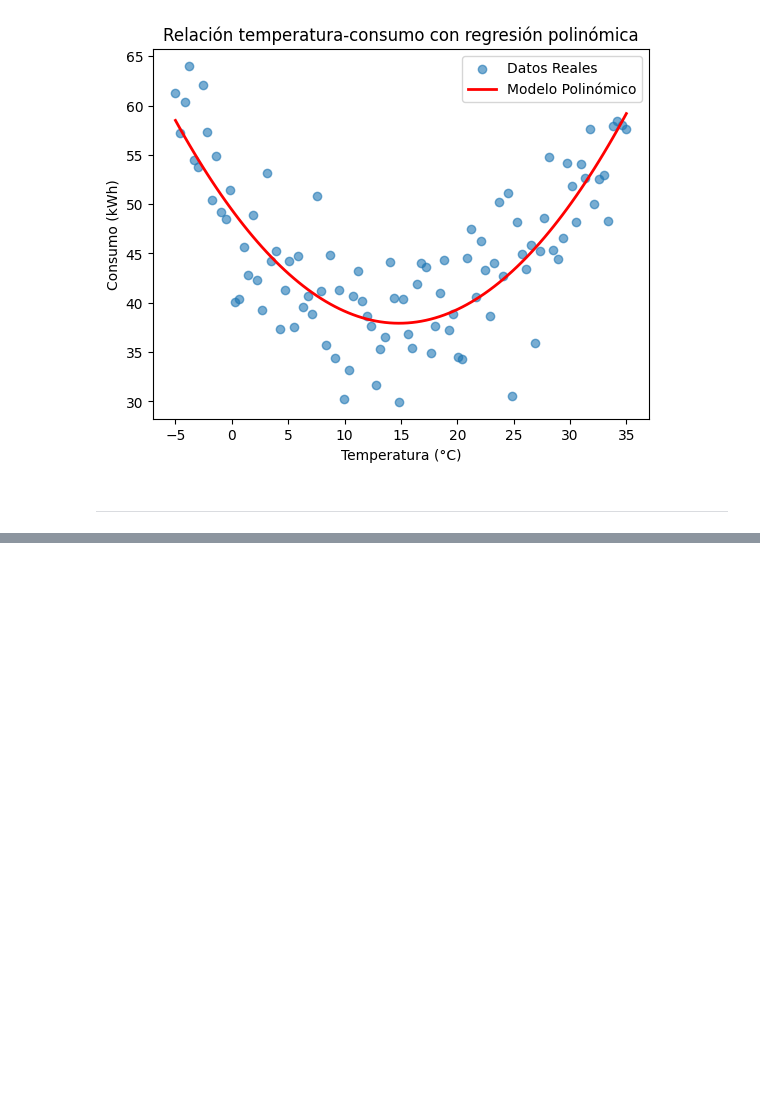
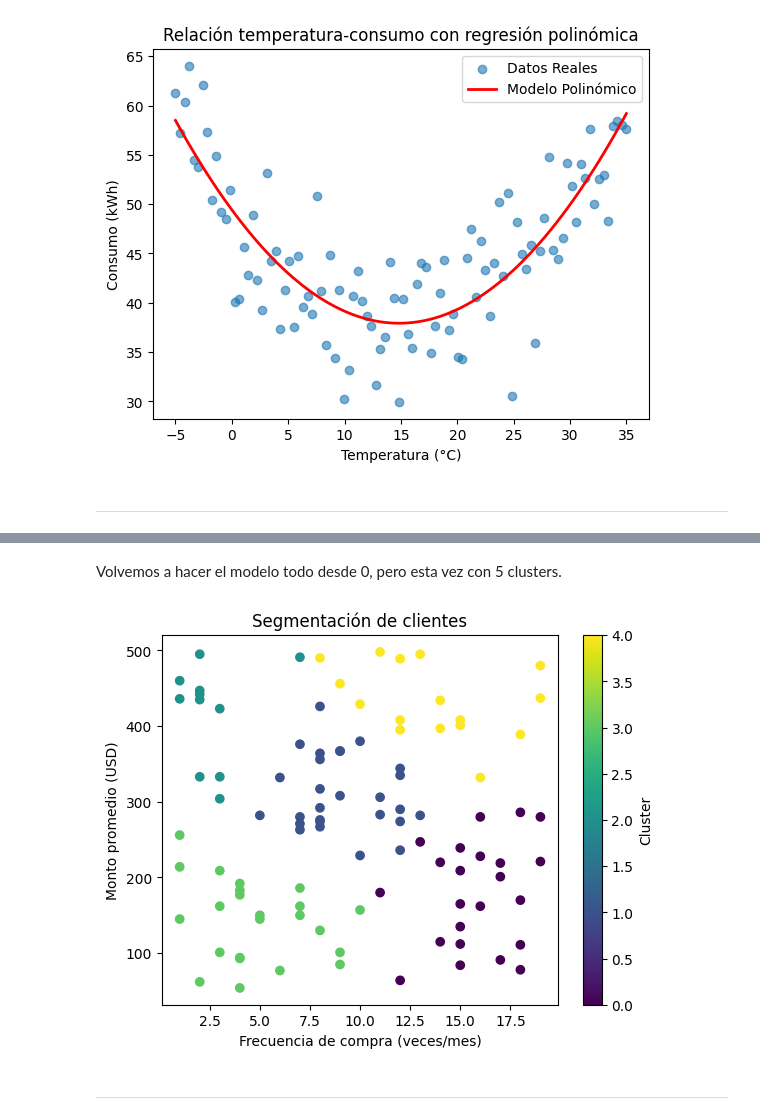
Before and after one commit to rodrigoalegre210/IA, a Jupyter notebook: IA-8.ipynb, the cells around one changed output, grey strips where cells are left out. Cells and saved outputs as stored; diff of their text form; code cells hidden in the pictures; blank space fills up the shorter version.

```diff
--- a/IA-8.ipynb
+++ b/IA-8.ipynb
@@ -129,0 +238,31 @@ plt.show()
+# %% [markdown]
+Volvemos a hacer el modelo todo desde 0, pero esta vez con 5 clusters.
+# %%
+import numpy as np
+import matplotlib.pyplot as plt
+
+from sklearn.cluster import KMeans
+from sklearn.preprocessing import StandardScaler
+
+np.random.seed(42)
+frecuencia = np.random.randint(1, 20, 100)
+monto = np.random.randint(50, 500, 100)
+datos_clientes = np.column_stack([frecuencia, monto])
+
+scaler = StandardScaler()
+datos_escalados = scaler.fit_transform(datos_clientes)
+
+kmeans = KMeans(n_clusters = 5, random_state = 42)
+clusters = kmeans.fit_predict(datos_escalados)
+
+plt.scatter(frecuencia, monto, c = clusters, cmap = 'viridis')
+plt.xlabel('Frecuencia de compra (veces/mes)')
+plt.ylabel('Monto promedio (USD)')
+plt.title('Segmentación de clientes')
+plt.colorbar(label = 'Cluster')
+
+plt.show()
+# %% [output]
+[figure, added]
+# %% [markdown]
+---
```
Also changed, not shown: parts of 10 cells of this notebook.
